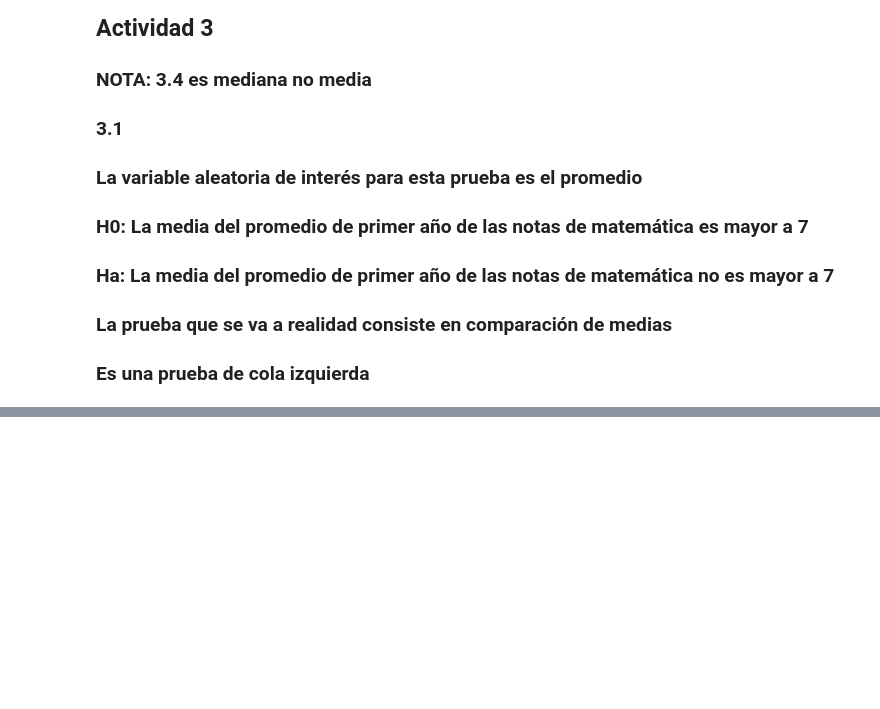
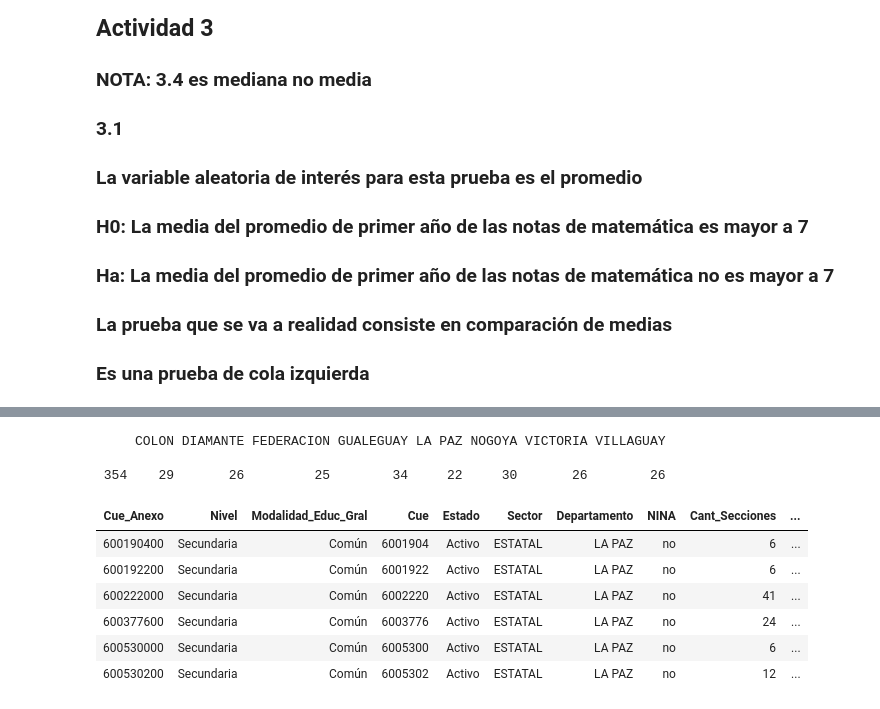
Before and after one commit to Nefertumm/EDM_2023, a Jupyter notebook: Dataset_escuelas/TP1.ipynb, the cells around one changed output, grey strips where cells are left out. Saved outputs shown, nothing was run; the diff lists cells and outputs as text; code cells hidden in the pictures; blank space fills up the shorter version.

```diff
--- a/Dataset_escuelas/TP1.ipynb
+++ b/Dataset_escuelas/TP1.ipynb
@@ -1854,0 +1886,6 @@ abline(v = med_y, col = 'green')
+# %%
+ftable(archivo$Departamento)
+# %% [output]
+     COLON DIAMANTE FEDERACION GUALEGUAY LA PAZ NOGOYA VICTORIA VILLAGUAY
+
+ 354    29       26         25        34     22     30       26        26
@@ -1854,0 +1894,10 @@ abline(v = med_y, col = 'green')
+# %%
+head(bd_completa_secu)
+# %% [output]
+| Cue_Anexo | Nivel | Modalidad_Educ_Gral | Cue | Estado | Sector | Departamento | NINA | Cant_Secciones | ... |
+| 600190400 | Secundaria | Común | 6001904 | Activo | ESTATAL | LA PAZ | no | 6 | ... |
+| 600192200 | Secundaria | Común | 6001922 | Activo | ESTATAL | LA PAZ | no | 6 | ... |
+| 600222000 | Secundaria | Común | 6002220 | Activo | ESTATAL | LA PAZ | no | 41 | ... |
+| 600377600 | Secundaria | Común | 6003776 | Activo | ESTATAL | LA PAZ | no | 24 | ... |
+| 600530000 | Secundaria | Común | 6005300 | Activo | ESTATAL | LA PAZ | no | 6 | ... |
+| 600530200 | Secundaria | Común | 6005302 | Activo | ESTATAL | LA PAZ | no | 12 | ... |
```
Also changed, not shown: parts of 32 cells of this notebook, 3 other files.
